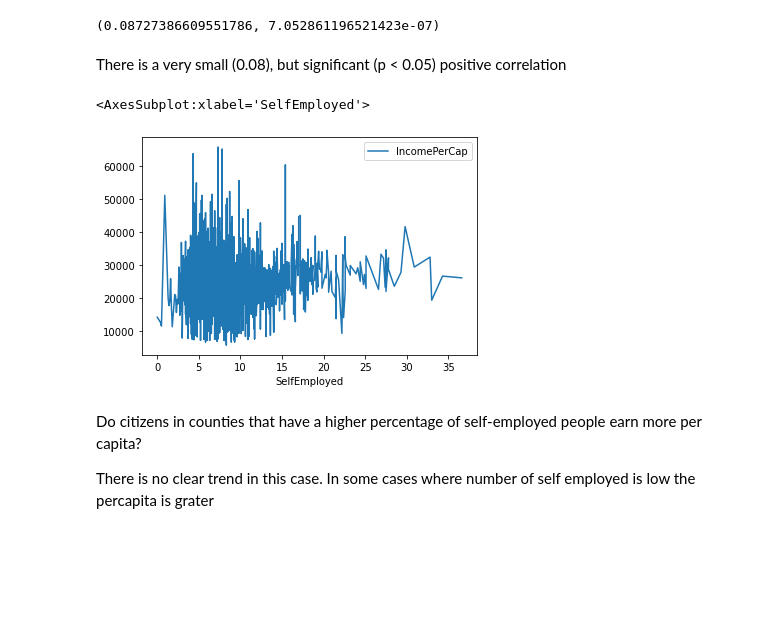
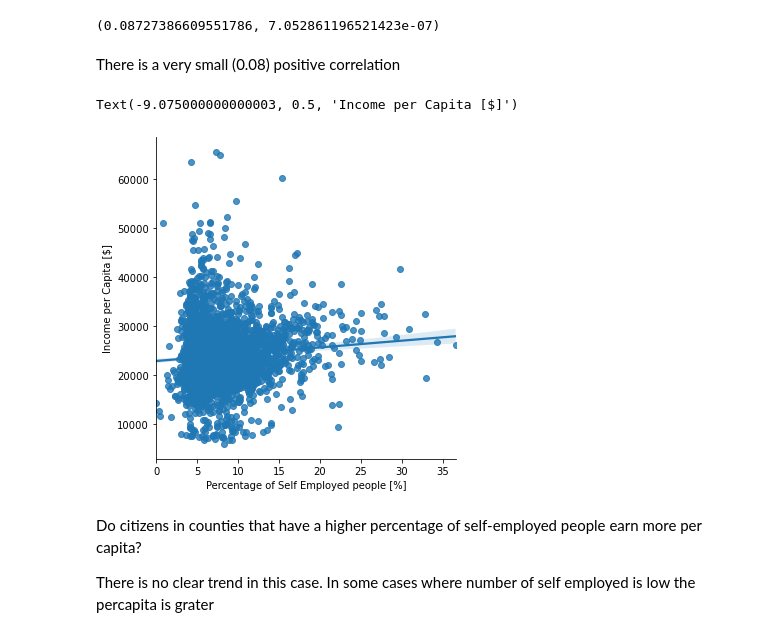
Before and after one commit to ravinitheshreddy/2020, a Jupyter notebook: Tutorials/03 - Describing data/Describing_data_exercise.ipynb, the cells around one changed output. Saved outputs shown, nothing was run; the diff lists cells and outputs as text; code cells hidden in the pictures; blank space fills up the shorter version.

```diff
--- a/Tutorials/03 - Describing data/Describing_data_exercise.ipynb
+++ b/Tutorials/03 - Describing data/Describing_data_exercise.ipynb
@@ -171,14 +171,17 @@ stats.pearsonr(df['IncomePerCap'],df['SelfEmployed'])
 # %% [output]
 (0.08727386609551786, 7.052861196521423e-07)
 # %% [markdown]
-There is a very small (0.08), but significant (p < 0.05) positive correlation
+There is a very small (0.08) positive correlation
-# %%
-new_df = df[['SelfEmployed', 'IncomePerCap']].copy()
-new_df.sort_values(by=['SelfEmployed'], inplace=True)
-new_df.plot(x='SelfEmployed', y='IncomePerCap')
-# %% [output]
-<AxesSubplot:xlabel='SelfEmployed'>
-[figure, removed]
+# %%
+import seaborn as sn
+
+per_capita_self_empl = df[['State','IncomePerCap', 'SelfEmployed']]
+sn.lmplot('SelfEmployed','IncomePerCap', data=per_capita_self_empl)
+plt.xlabel("Percentage of Self Employed people [%]")
+plt.ylabel("Income per Capita [$]")
+# %% [output]
+Text(-9.075000000000003, 0.5, 'Income per Capita [$]')
+[figure, added]
 # %% [markdown]
 Do citizens in counties that have a higher percentage of self-employed people earn more per capita?
 
```
Also changed, not shown: parts of 15 cells of this notebook.
